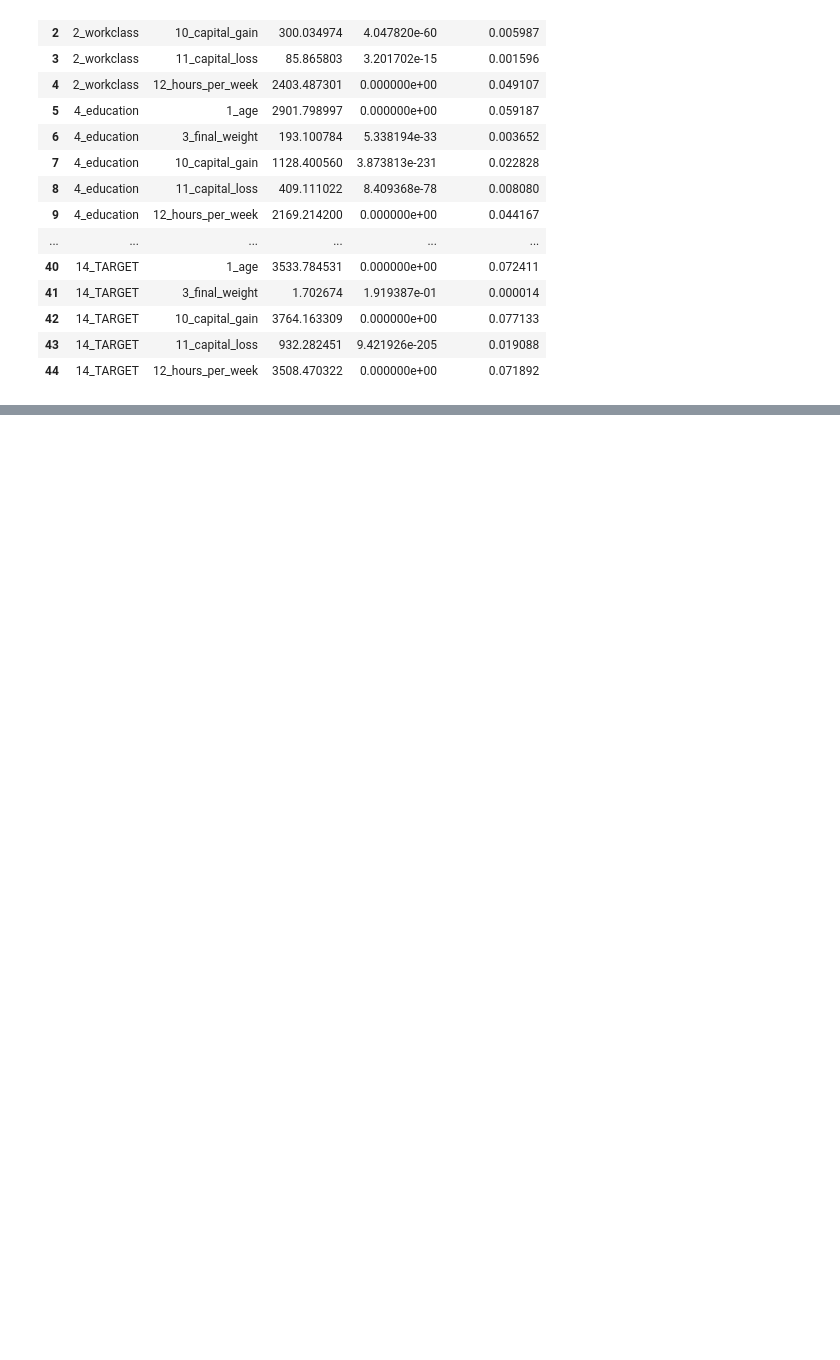
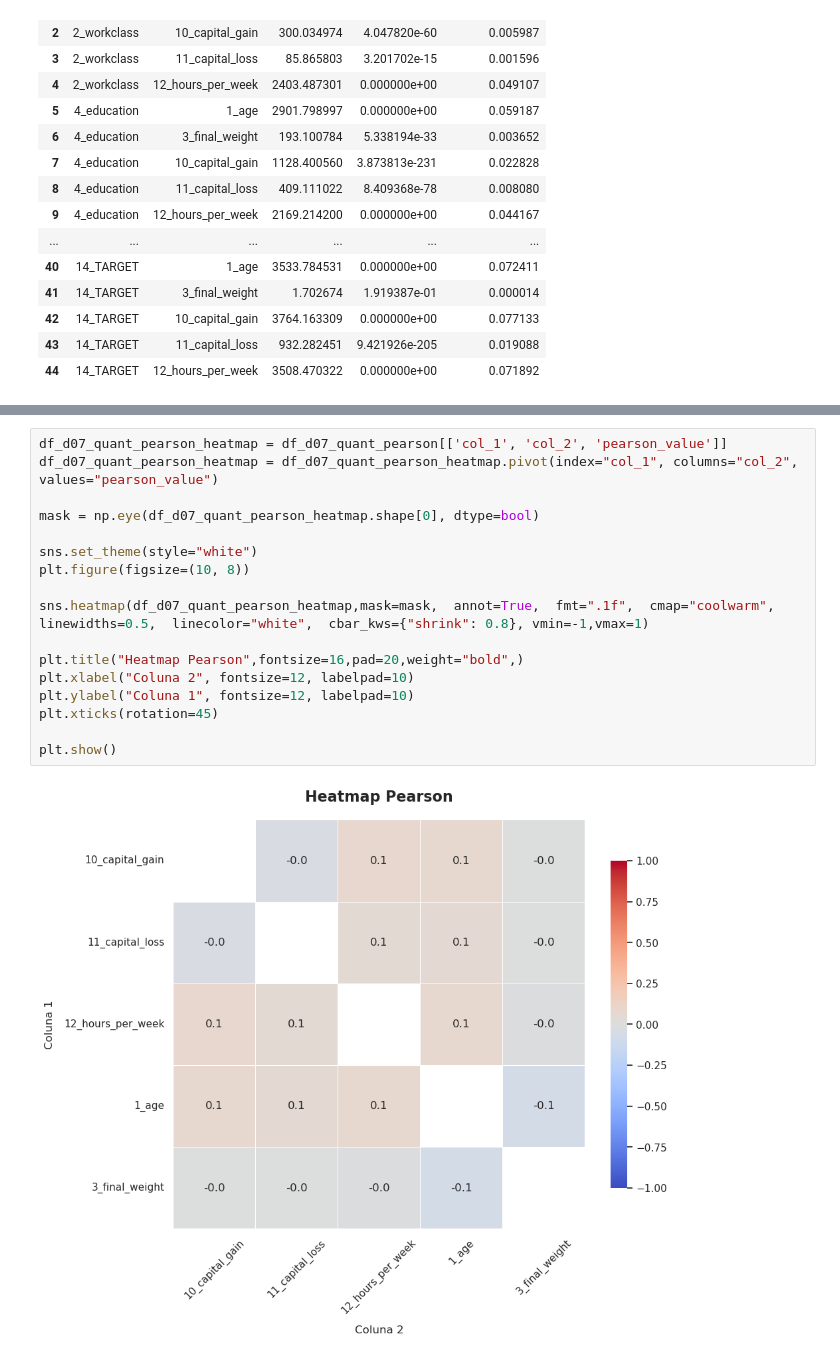
Before and after one commit to OfAndreS/Lumina, a Jupyter notebook: notebooks/D07/D07_F1.ipynb, the cells around one changed output, grey strips where cells are left out. Cells and saved outputs as stored; diff of their text form; blank space fills up the shorter version.

```diff
--- a/notebooks/D07/D07_F1.ipynb
+++ b/notebooks/D07/D07_F1.ipynb
@@ -415,0 +450,19 @@ df_kruskal
+# %%
+df_d07_quant_pearson_heatmap = df_d07_quant_pearson[['col_1', 'col_2', 'pearson_value']]
+df_d07_quant_pearson_heatmap = df_d07_quant_pearson_heatmap.pivot(index="col_1", columns="col_2", values="pearson_value")
+
+mask = np.eye(df_d07_quant_pearson_heatmap.shape[0], dtype=bool)
+
+sns.set_theme(style="white")
+plt.figure(figsize=(10, 8))
+
+sns.heatmap(df_d07_quant_pearson_heatmap,mask=mask,  annot=True,  fmt=".1f",  cmap="coolwarm",  linewidths=0.5,  linecolor="white",  cbar_kws={"shrink": 0.8}, vmin=-1,vmax=1)
+
+plt.title("Heatmap Pearson",fontsize=16,pad=20,weight="bold",)
+plt.xlabel("Coluna 2", fontsize=12, labelpad=10)
+plt.ylabel("Coluna 1", fontsize=12, labelpad=10)
+plt.xticks(rotation=45)
+
+plt.show()
+# %% [output]
+[figure, added]
```
Also changed, not shown: parts of 17 cells of this notebook.
